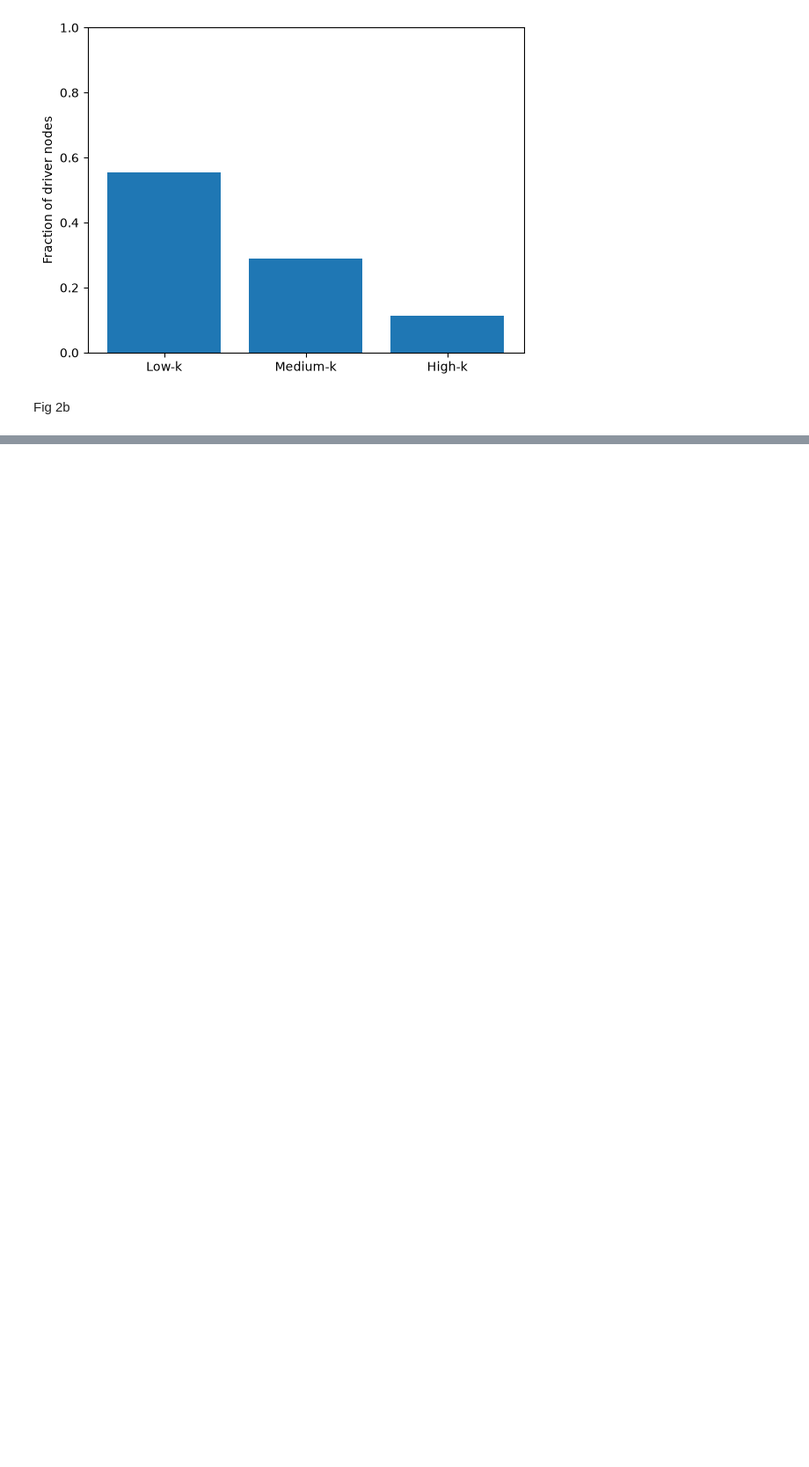
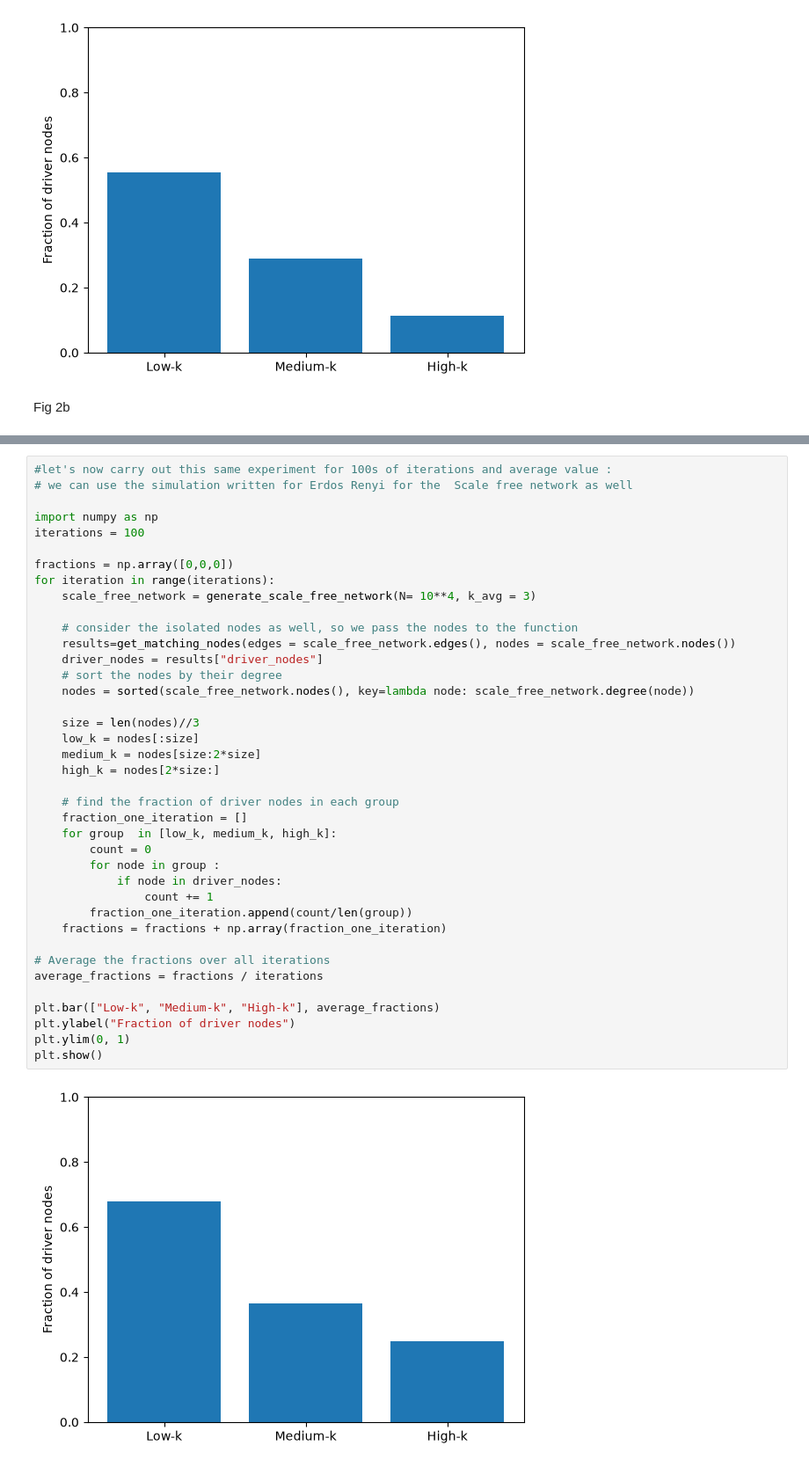
Before and after one commit to ExploringCodes/Controllability-of-Complex-Networks-Replication, a Jupyter notebook: Experiments_on_paper.ipynb, the cells around one changed output, grey strips where cells are left out. Shown at 88% size. Cells and saved outputs as stored; diff of their text form; blank space fills up the shorter version.

Commit message:
figure 2b implemented

```diff
--- a/Experiments_on_paper.ipynb
+++ b/Experiments_on_paper.ipynb
@@ -494,0 +527,41 @@ Fig 2b
+# %%
+#let's now carry out this same experiment for 100s of iterations and average value :
+# we can use the simulation written for Erdos Renyi for the  Scale free network as well
+
+import numpy as np
+iterations = 100
+
+fractions = np.array([0,0,0])
+for iteration in range(iterations):
+    scale_free_network = generate_scale_free_network(N= 10**4, k_avg = 3)
+
+    # consider the isolated nodes as well, so we pass the nodes to the function
+    results=get_matching_nodes(edges = scale_free_network.edges(), nodes = scale_free_network.nodes())
+    driver_nodes = results["driver_nodes"]
+    # sort the nodes by their degree
+    nodes = sorted(scale_free_network.nodes(), key=lambda node: scale_free_network.degree(node))
+
+    size = len(nodes)//3
+    low_k = nodes[:size]
+    medium_k = nodes[size:2*size]
+    high_k = nodes[2*size:]
+
+    # find the fraction of driver nodes in each group
+    fraction_one_iteration = []
+    for group  in [low_k, medium_k, high_k]:
+        count = 0
+        for node in group :
+            if node in driver_nodes:
+                count += 1
+        fraction_one_iteration.append(count/len(group))
+    fractions = fractions + np.array(fraction_one_iteration)
+
+# Average the fractions over all iterations
+average_fractions = fractions / iterations
+
+plt.bar(["Low-k", "Medium-k", "High-k"], average_fractions)
+plt.ylabel("Fraction of driver nodes")
+plt.ylim(0, 1)
+plt.show()
+# %% [output]
+[figure, added]
```
Also changed, not shown: parts of 2 cells of this notebook.
